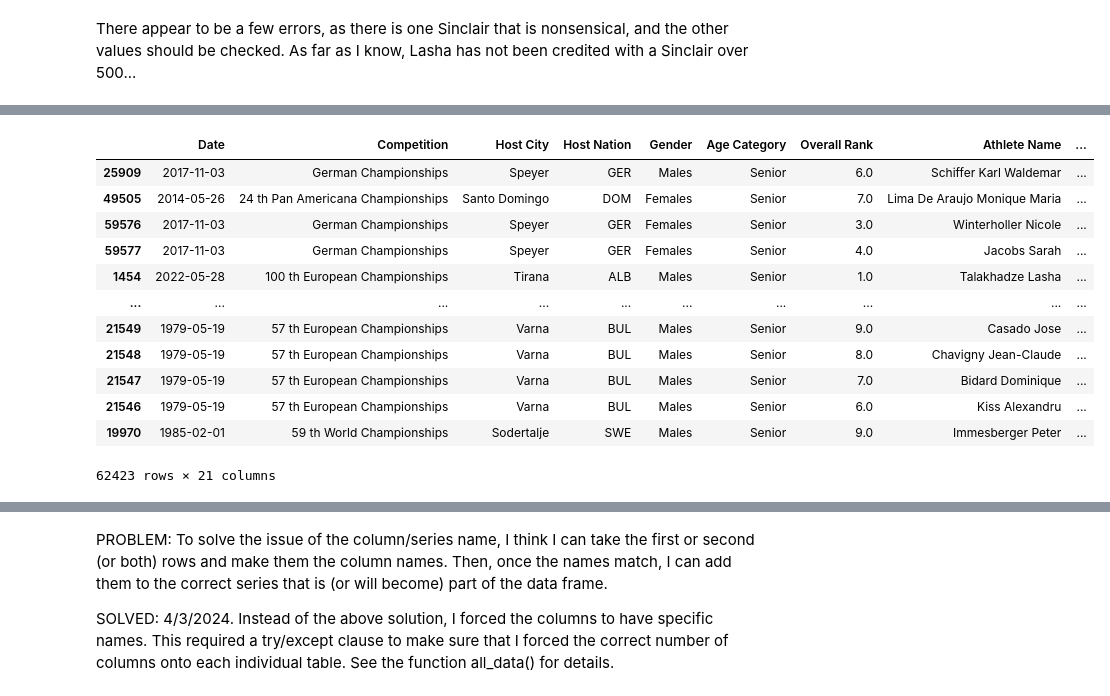
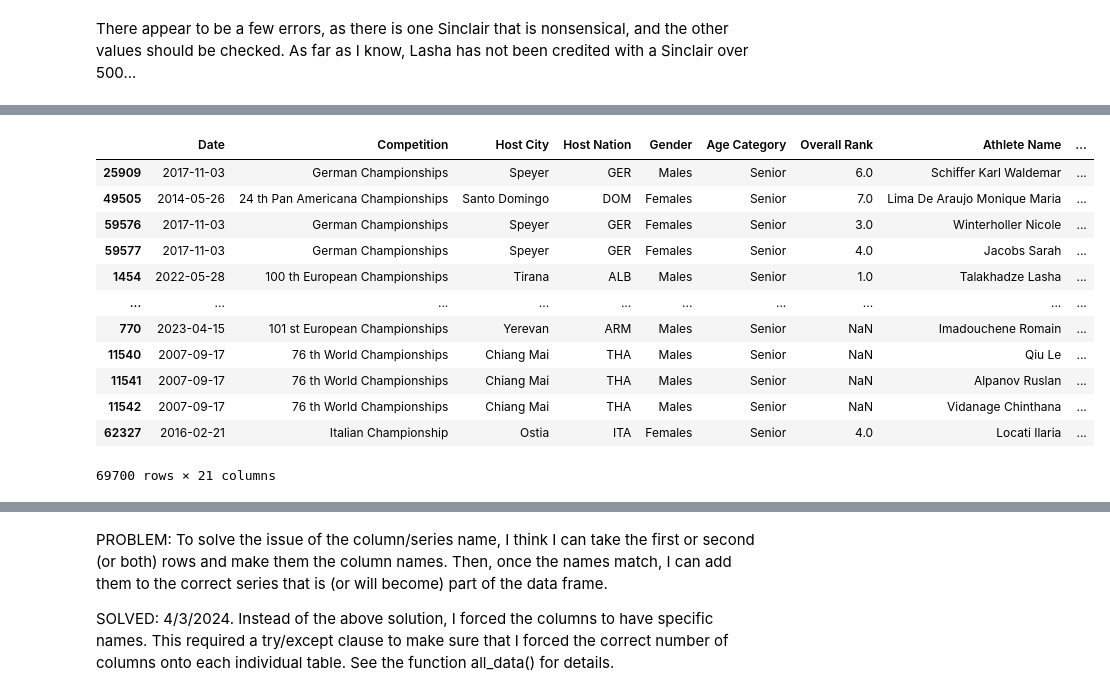
Before and after one commit to aaronjkeeney/Rxpose, a Jupyter notebook: Python_Version Rxpose.ipynb, the cells around one changed output, grey strips where cells are left out. Cells and saved outputs as stored; diff of their text form; code cells hidden in the pictures.

Commit message:
Data cleanining pipeline and minor transformations

```diff
--- a/Python_Version Rxpose.ipynb
+++ b/Python_Version Rxpose.ipynb
@@ -624,4 +616,10 @@ senior_men_data_loaded = pd.read_csv( '/Users/aaronkeeney/Documents/Data_Analyti
 # %%
 # Combining all these data into one data frame
 
-all_senior_data_loaded = pd.concat([senior_men_data, senior_women_data], axis=0, ignore_index= True)
+# In the future, these extra columns should disappear, as I added 'index=False' to the to_csv() function
+
+all_senior_data_loaded = pd.concat([senior_men_data_loaded, senior_women_data_loaded], axis=0)
+
+all_senior_data_loaded = all_senior_data_loaded.drop(all_senior_data_loaded.columns[[0,1]], axis=1)
+
+all_senior_data_loaded.head()
@@ -651,0 +656,4 @@ memory usage: 11.2+ MB
+# %%
+all_senior_data_loaded['Date'] = pd.to_datetime(all_senior_data_loaded['Date'])
+all_senior_data_loaded = all_senior_data_loaded.reset_index(drop=True)
+all_senior_data_loaded.info()
@@ -677,16 +682,16 @@ memory usage: 10.5+ MB
 # %%
-df_seniors_analysis.sort_values(by = 'Sinclair', ascending = False)
+all_senior_data_loaded.sort_values(by = 'Sinclair', ascending = False)
 # %% [output]
 |  | Date | Competition | Host City | Host Nation | Gender | Age Category | Overall Rank | Athlete Name | ... |
 | 25909 | 2017-11-03 | German Championships | Speyer | GER | Males | Senior | 6.0 | Schiffer Karl Waldemar | ... |
 | 49505 | 2014-05-26 | 24 th Pan Americana Championships | Santo Domingo | DOM | Females | Senior | 7.0 | Lima De Araujo Monique Maria | ... |
 | 59576 | 2017-11-03 | German Championships | Speyer | GER | Females | Senior | 3.0 | Winterholler Nicole | ... |
 | 59577 | 2017-11-03 | German Championships | Speyer | GER | Females | Senior | 4.0 | Jacobs Sarah | ... |
 | 1454 | 2022-05-28 | 100 th European Championships | Tirana | ALB | Males | Senior | 1.0 | Talakhadze Lasha | ... |
 | ... | ... | ... | ... | ... | ... | ... | ... | ... | ... |
-| 21549 | 1979-05-19 | 57 th European Championships | Varna | BUL | Males | Senior | 9.0 | Casado Jose | ... |
-| 21548 | 1979-05-19 | 57 th European Championships | Varna | BUL | Males | Senior | 8.0 | Chavigny Jean-Claude | ... |
-| 21547 | 1979-05-19 | 57 th European Championships | Varna | BUL | Males | Senior | 7.0 | Bidard Dominique | ... |
-| 21546 | 1979-05-19 | 57 th European Championships | Varna | BUL | Males | Senior | 6.0 | Kiss Alexandru | ... |
-| 19970 | 1985-02-01 | 59 th World Championships | Sodertalje | SWE | Males | Senior | 9.0 | Immesberger Peter | ... |
+| 770 | 2023-04-15 | 101 st European Championships | Yerevan | ARM | Males | Senior | NaN | Imadouchene Romain | ... |
+| 11540 | 2007-09-17 | 76 th World Championships | Chiang Mai | THA | Males | Senior | NaN | Qiu Le | ... |
+| 11541 | 2007-09-17 | 76 th World Championships | Chiang Mai | THA | Males | Senior | NaN | Alpanov Ruslan | ... |
+| 11542 | 2007-09-17 | 76 th World Championships | Chiang Mai | THA | Males | Senior | NaN | Vidanage Chinthana | ... |
+| 62327 | 2016-02-21 | Italian Championship | Ostia | ITA | Females | Senior | 4.0 | Locati Ilaria | ... |
-62423 rows × 21 columns
+69700 rows × 21 columns
```
Also changed, not shown: parts of 23 cells of this notebook.
